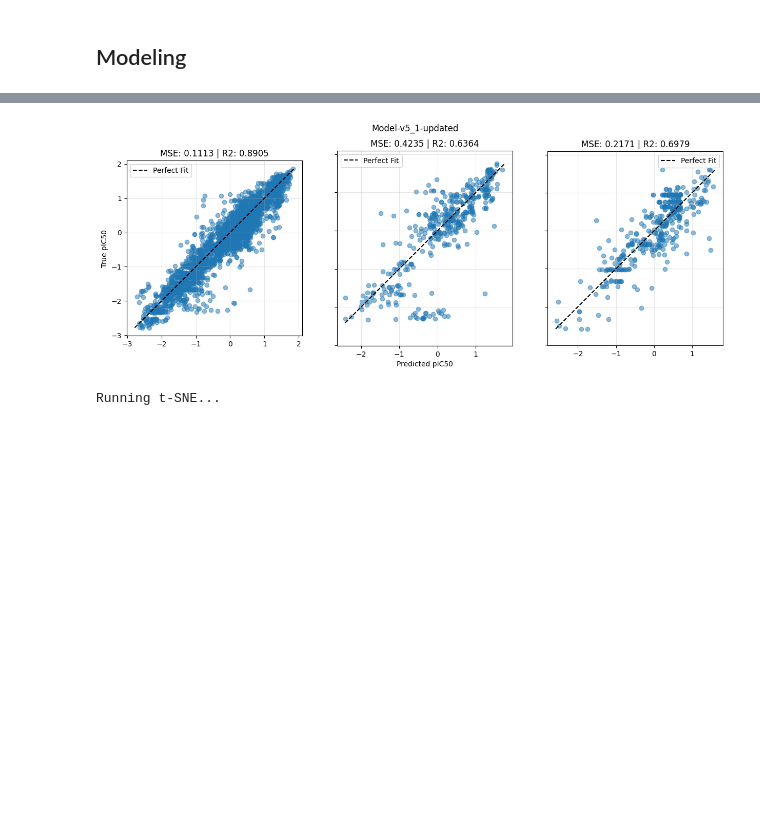
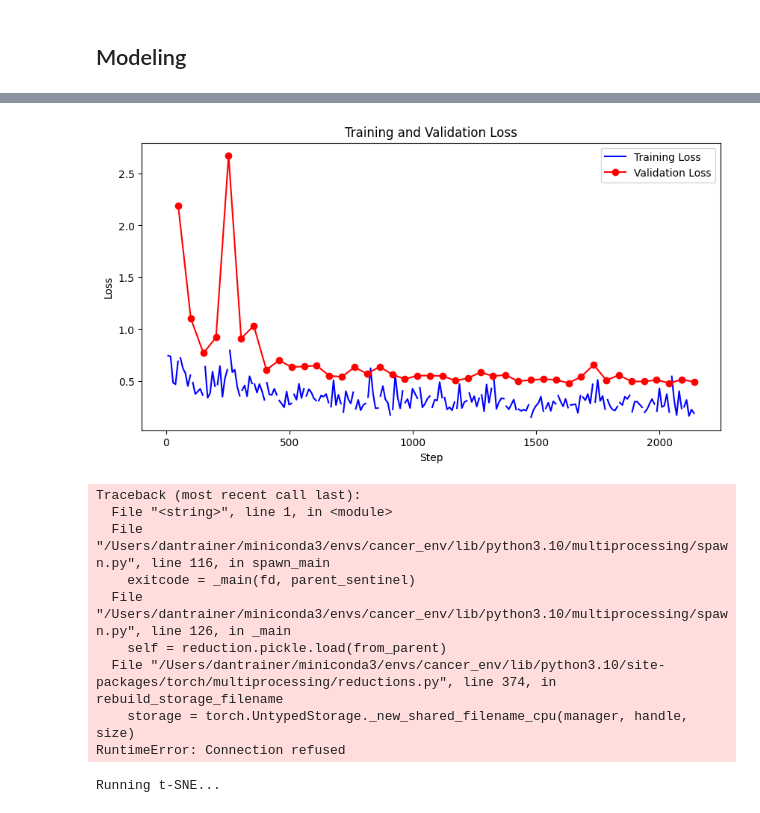
Before and after one commit to Djtrainer/cancer_research, a Jupyter notebook: notebooks/mdm2_breaker_model_eda.ipynb, the cells around one changed output, grey strips where cells are left out. Cells and saved outputs as stored; diff of their text form; code cells hidden in the pictures; blank space fills up the shorter version.

```diff
--- a/notebooks/mdm2_breaker_model_eda.ipynb
+++ b/notebooks/mdm2_breaker_model_eda.ipynb
@@ -742,15 +180,45 @@ TPU available: False, using: 0 TPU cores
+# %%
+plot_loss("lightning_logs/version_18/metrics.csv")
+# %% [output]
+[figure, added]
 # %%
-model_v5 = load_model_from_checkpoint(
-    GraphSiameseNetwork_v5, "checkpoints/Model-v5_1-updated.ckpt"
+checkpoint_path = "checkpoints/Model-v5_1-updated-v2.ckpt"
+
+# 1. Load the raw checkpoint
+checkpoint = torch.load(checkpoint_path)
+state_dict = checkpoint["state_dict"]
+
+# 2. Fix the keys (Remove "model." prefix)
+new_state_dict = {}
+for key, value in state_dict.items():
+    if key.startswith("model."):
+        # Strip the first 6 characters ("model.")
+        new_key = key[6:]
+        new_state_dict[new_key] = value
+
+# 3. Initialize your raw model
+model = GraphSiameseNetwork(molecular_encoding_type="gcn")
+
+# 4. Load the cleaned weights
+model.load_state_dict(new_state_dict)
+model.eval()
+
+plot_predictions(
+    model,
+    (train_loader_v5, val_loader_v5, test_loader_v5),
+    protein_data.get_graph(),
+    "Model-v5_1-updated-v2",
 )
-plot_predictions(
-    model_v5,
-    (train_loader_v5, val_loader_v5, test_loader_v5),
-    protein_graph,
-    "Model-v5_1-updated",
-)
 # %% [output]
-[figure, removed]
+Traceback (most recent call last):
+  File "<string>", line 1, in <module>
+  File "/Users/dantrainer/miniconda3/envs/cancer_env/lib/python3.10/multiprocessing/spawn.py", line 116, in spawn_main
+    exitcode = _main(fd, parent_sentinel)
+  File "/Users/dantrainer/miniconda3/envs/cancer_env/lib/python3.10/multiprocessing/spawn.py", line 126, in _main
+    self = reduction.pickle.load(from_parent)
+  File "/Users/dantrainer/miniconda3/envs/cancer_env/lib/python3.10/site-packages/torch/multiprocessing/reductions.py", line 374, in rebuild_storage_filename
+    storage = torch.UntypedStorage._new_shared_filename_cpu(manager, handle, size)
+RuntimeError: Connection refused
 # %%
 def plot_latent_space(model, test_indices, mol_data):
     embeddings = []
```
Also changed, not shown: parts of 38 cells of this notebook, 9 other files.
